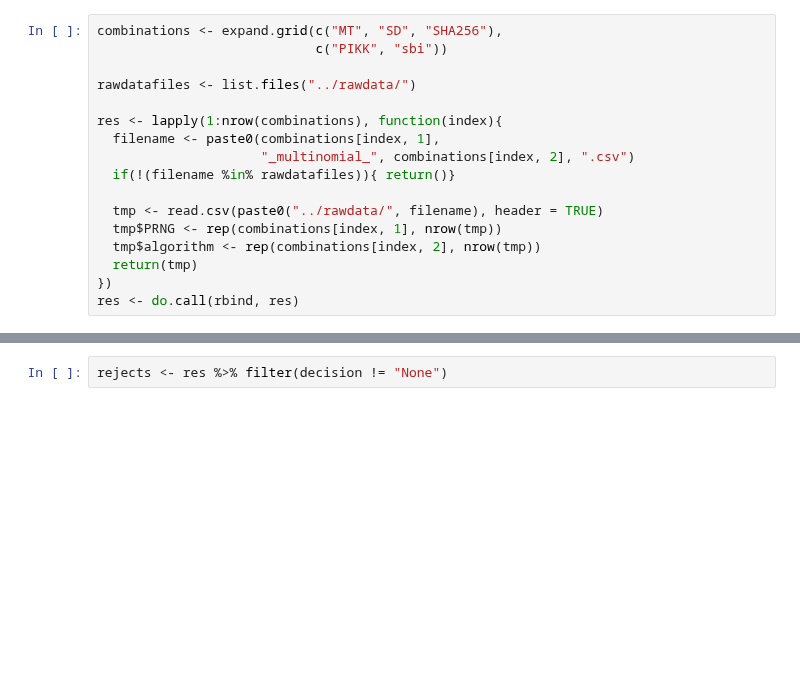
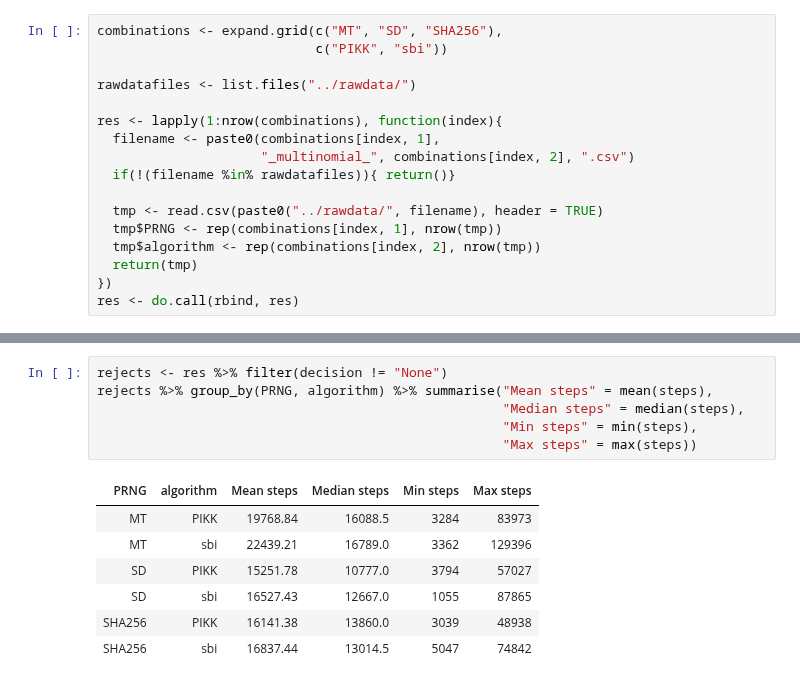
Before and after one commit to kellieotto/prngs-and-permutations, a Jupyter notebook: Code/SPRT/results/multinomial_results.ipynb, the cells around one changed output, grey strips where cells are left out. Drawn from its saved outputs; the diff is of its cells as text; blank space fills up the shorter version.

```diff
--- a/Code/SPRT/results/multinomial_results.ipynb
+++ b/Code/SPRT/results/multinomial_results.ipynb
@@ -78,5 +84,17 @@ res %>% group_by(PRNG, algorithm) %>% summarise("Rejection rate" = mean(decision
-# %%
-rejects <- res %>% filter(decision != "None")
+# %%
+rejects <- res %>% filter(decision != "None")
+rejects %>% group_by(PRNG, algorithm) %>% summarise("Mean steps" = mean(steps),
+                                                    "Median steps" = median(steps),
+                                                    "Min steps" = min(steps),
+                                                    "Max steps" = max(steps))
+# %% [output]
+| PRNG | algorithm | Mean steps | Median steps | Min steps | Max steps |
+| MT | PIKK | 19768.84 | 16088.5 | 3284 | 83973 |
+| MT | sbi | 22439.21 | 16789.0 | 3362 | 129396 |
+| SD | PIKK | 15251.78 | 10777.0 | 3794 | 57027 |
+| SD | sbi | 16527.43 | 12667.0 | 1055 | 87865 |
+| SHA256 | PIKK | 16141.38 | 13860.0 | 3039 | 48938 |
+| SHA256 | sbi | 16837.44 | 13014.5 | 5047 | 74842 |
 # %%
 rejects %>%
     ggplot(aes(steps)) +
```
Also changed, not shown: parts of 4 cells of this notebook, 1 other file.
